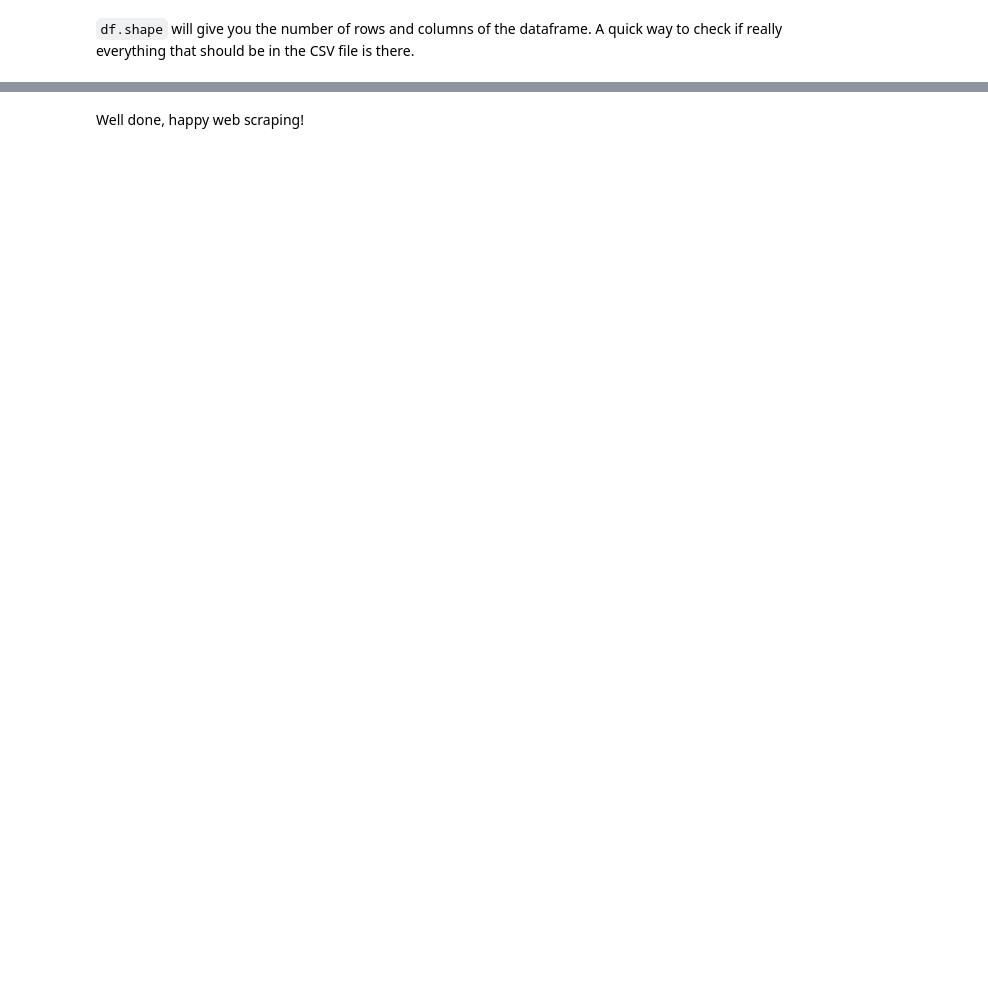
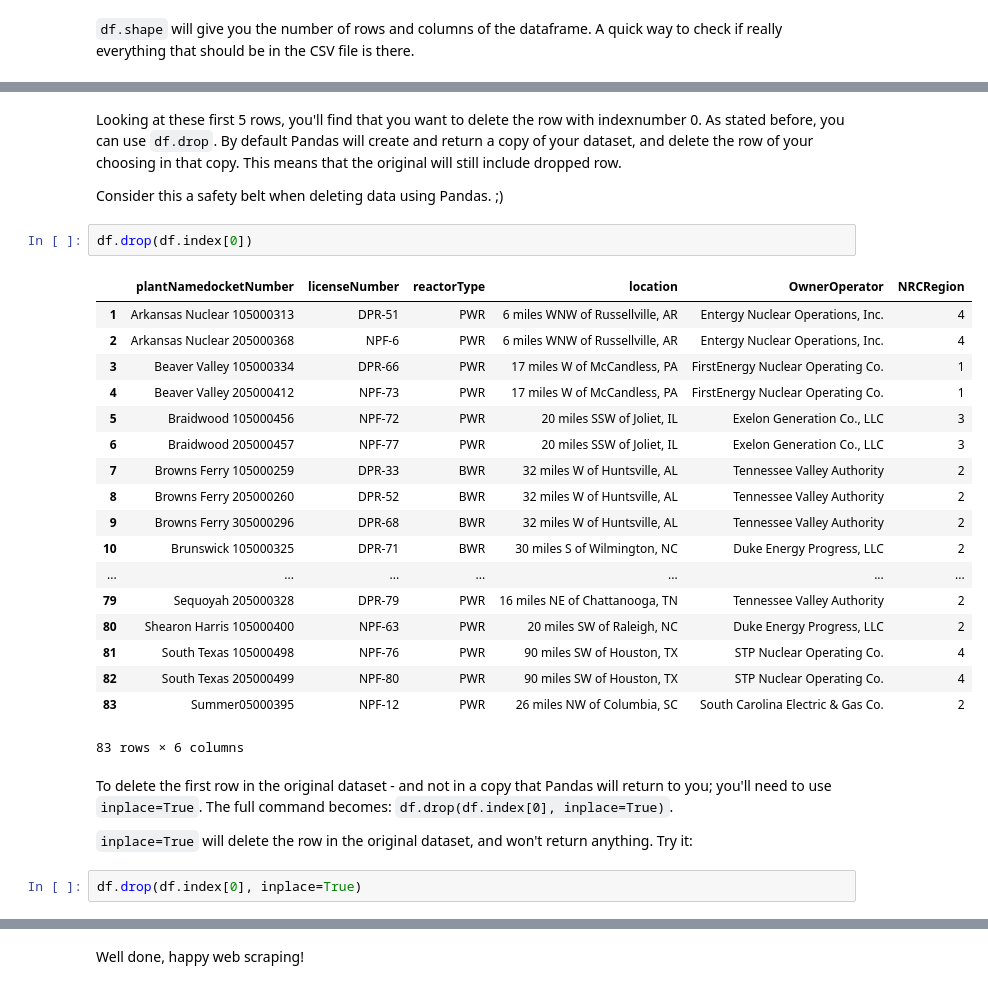
Before and after one commit to winnydejong/pythonforjournalists, a Jupyter notebook: 4 scrape data/4 Scrape data - Complete.ipynb, the cells around one changed output, grey strips where cells are left out. Saved outputs shown, nothing was run; the diff lists cells and outputs as text; blank space fills up the shorter version.

```diff
--- a/4 scrape data/4 Scrape data - Complete.ipynb
+++ b/4 scrape data/4 Scrape data - Complete.ipynb
@@ -425,0 +451,31 @@ df.shape
+# %% [markdown]
+Looking at these first 5 rows, you'll find that you want to delete the row with indexnumber 0. As stated before, you can use ``df.drop``. By default Pandas will create and return a copy of your dataset, and delete the row of your choosing in that copy. This means that the original will still include dropped row.
+
+Consider this a safety belt when deleting data using Pandas. ;)
+# %%
+df.drop(df.index[0])
+# %% [output]
+|  | plantNamedocketNumber | licenseNumber | reactorType | location | OwnerOperator | NRCRegion |
+| 1 | Arkansas Nuclear 105000313 | DPR-51 | PWR | 6 miles WNW of Russellville, AR | Entergy Nuclear Operations, Inc. | 4 |
+| 2 | Arkansas Nuclear 205000368 | NPF-6 | PWR | 6 miles WNW of Russellville, AR | Entergy Nuclear Operations, Inc. | 4 |
+| 3 | Beaver Valley 105000334 | DPR-66 | PWR | 17 miles W of McCandless, PA | FirstEnergy Nuclear Operating Co. | 1 |
+| 4 | Beaver Valley 205000412 | NPF-73 | PWR | 17 miles W of McCandless, PA | FirstEnergy Nuclear Operating Co. | 1 |
+| 5 | Braidwood 105000456 | NPF-72 | PWR | 20 miles SSW of Joliet, IL | Exelon Generation Co., LLC | 3 |
+| 6 | Braidwood 205000457 | NPF-77 | PWR | 20 miles SSW of Joliet, IL | Exelon Generation Co., LLC | 3 |
+| 7 | Browns Ferry 105000259 | DPR-33 | BWR | 32 miles W of Huntsville, AL | Tennessee Valley Authority | 2 |
+| 8 | Browns Ferry 205000260 | DPR-52 | BWR | 32 miles W of Huntsville, AL | Tennessee Valley Authority | 2 |
+| 9 | Browns Ferry 305000296 | DPR-68 | BWR | 32 miles W of Huntsville, AL | Tennessee Valley Authority | 2 |
+| 10 | Brunswick 105000325 | DPR-71 | BWR | 30 miles S of Wilmington, NC | Duke Energy Progress, LLC | 2 |
+| ... | ... | ... | ... | ... | ... | ... |
+| 79 | Sequoyah 205000328 | DPR-79 | PWR | 16 miles NE of Chattanooga, TN | Tennessee Valley Authority | 2 |
+| 80 | Shearon Harris 105000400 | NPF-63 | PWR | 20 miles SW of Raleigh, NC | Duke Energy Progress, LLC | 2 |
+| 81 | South Texas 105000498 | NPF-76 | PWR | 90 miles SW of Houston, TX | STP Nuclear Operating Co. | 4 |
+| 82 | South Texas 205000499 | NPF-80 | PWR | 90 miles SW of Houston, TX | STP Nuclear Operating Co. | 4 |
+| 83 | Summer05000395 | NPF-12 | PWR | 26 miles NW of Columbia, SC | South Carolina Electric & Gas Co. | 2 |
+83 rows × 6 columns
+# %% [markdown]
+To delete the first row in the original dataset - and not in a copy that Pandas will return to you; you'll need to use ``inplace=True``. The full command becomes: ``df.drop(df.index[0], inplace=True)``.
+
+``inplace=True`` will delete the row in the original dataset, and won't return anything. Try it:
+# %%
+df.drop(df.index[0], inplace=True)
```
Also changed, not shown: parts of 18 cells of this notebook, 2 other files.
